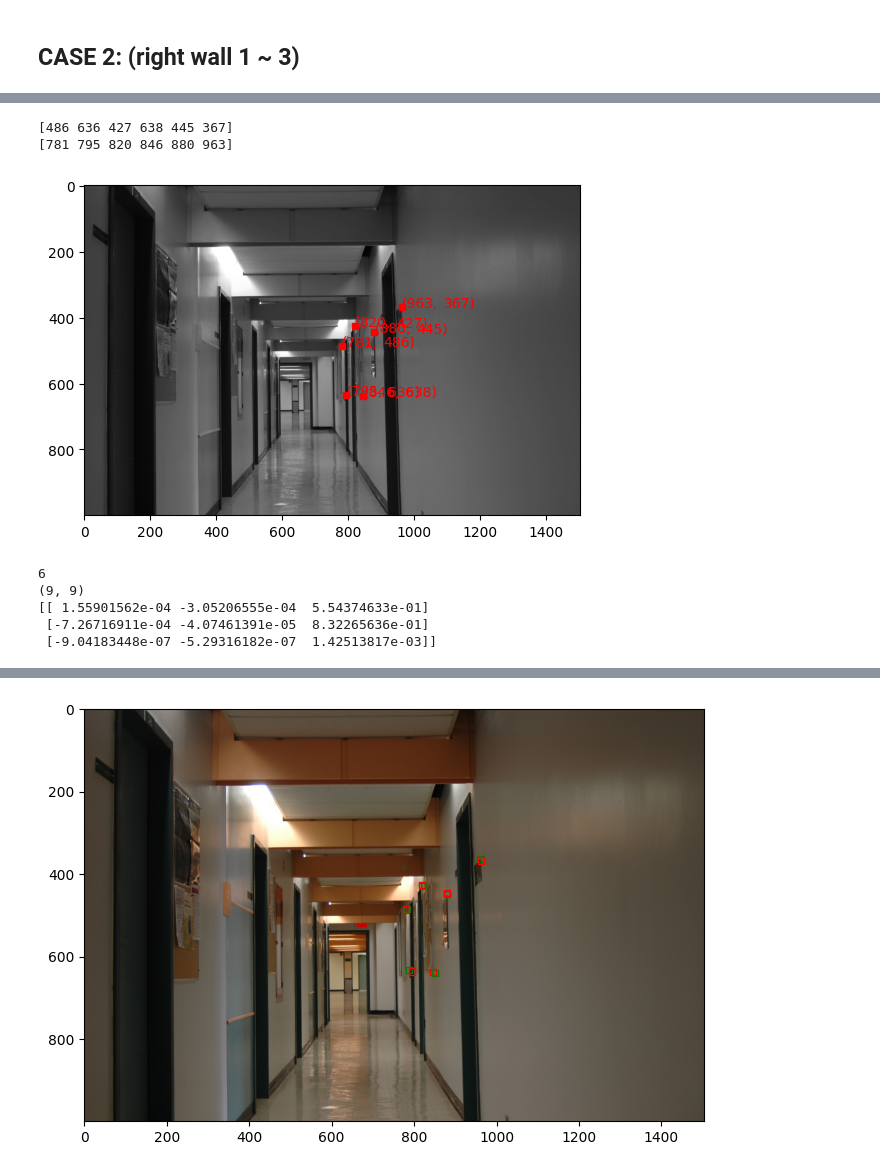
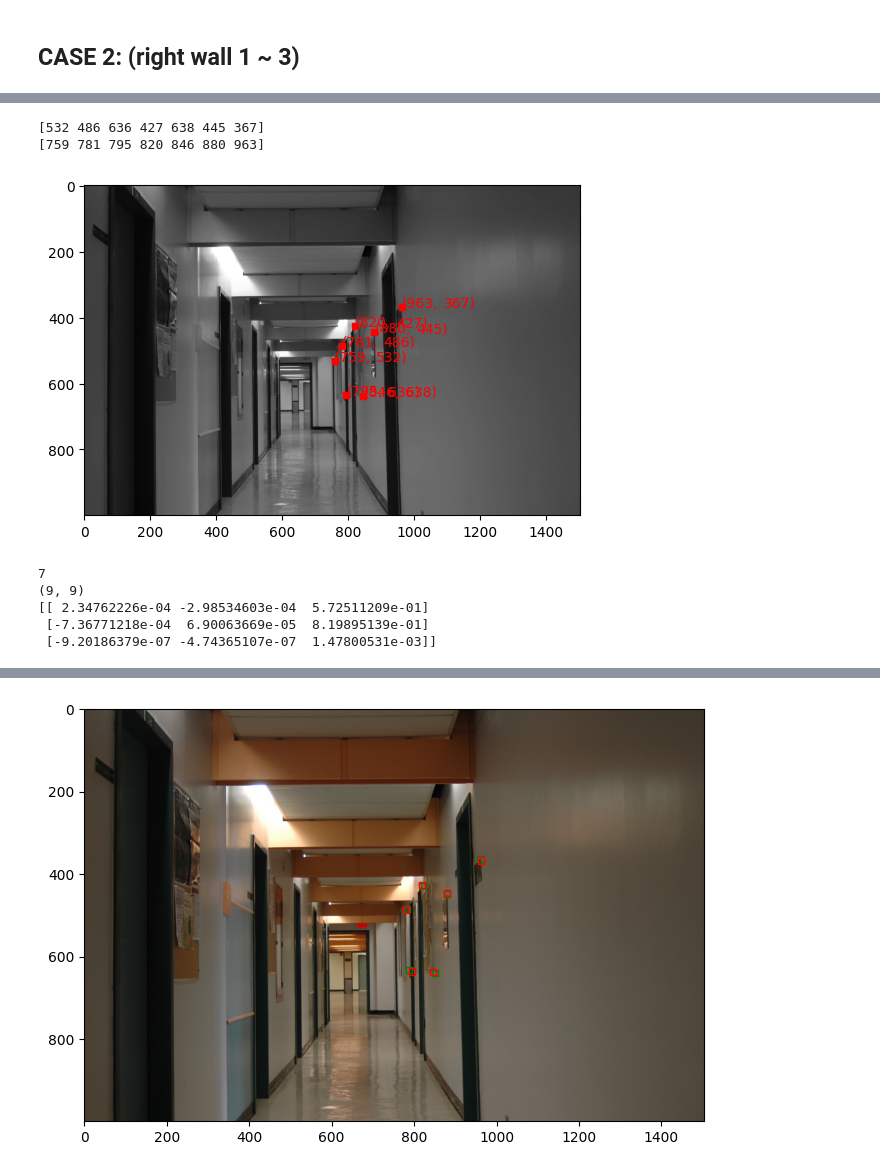
Before and after one commit to blairyeung/CSC420_Assignment_4, a Jupyter notebook: q4.ipynb, the cells around one changed output, grey strips where cells are left out. Saved outputs shown, nothing was run; the diff lists cells and outputs as text; code cells hidden in the pictures.

```diff
--- a/q4.ipynb
+++ b/q4.ipynb
@@ -213,30 +214,31 @@ label_points(hallway_1_grey, points_2_1)
 # %%
+p20 = [532, 759]
 p21 = [486, 781]
 p22 = [636, 795]
 p23 = [427, 820]
 p24 = [638, 846]
 p25 = [445, 880]
 p26 = [367, 963]
 
-points_2_2 = [p21, p22, p23, p24, p25, p26]
+points_2_2 = [p20, p21, p22, p23, p24, p25, p26]
 points_2_2 = np.array(points_2_2)
 points_2_2= points_2_2.transpose((1, 0))
 print(points_2_2[0])
 print(points_2_2[1])
 label_points(hallway_3_grey, points_2_2)
 # %% [output]
-[486 636 427 638 445 367]
-[781 795 820 846 880 963]
+[532 486 636 427 638 445 367]
+[759 781 795 820 846 880 963]
-[figure, old version]
+[figure, new version]
 # %%
-A2 = find_matrix(pairs=no_pairs, p1=points_2_1, p2=points_2_2)
+A2 = find_matrix(pairs=7, p1=points_2_1, p2=points_2_2)
 M2 = compute_homography(A2)
 np.savetxt('Q4_prod/Homography_2.csv', M2, delimiter=",")
 print(M2)
 # %% [output]
-6
+7
 (9, 9)
-[[ 1.55901562e-04 -3.05206555e-04  5.54374633e-01]
- [-7.26716911e-04 -4.07461391e-05  8.32265636e-01]
- [-9.04183448e-07 -5.29316182e-07  1.42513817e-03]]
+[[ 2.34762226e-04 -2.98534603e-04  5.72511209e-01]
+ [-7.36771218e-04  6.90063669e-05  8.19895139e-01]
+ [-9.20186379e-07 -4.74365107e-07  1.47800531e-03]]
 # %%
```
Also changed, not shown: parts of 4 cells of this notebook, 3 other files.
